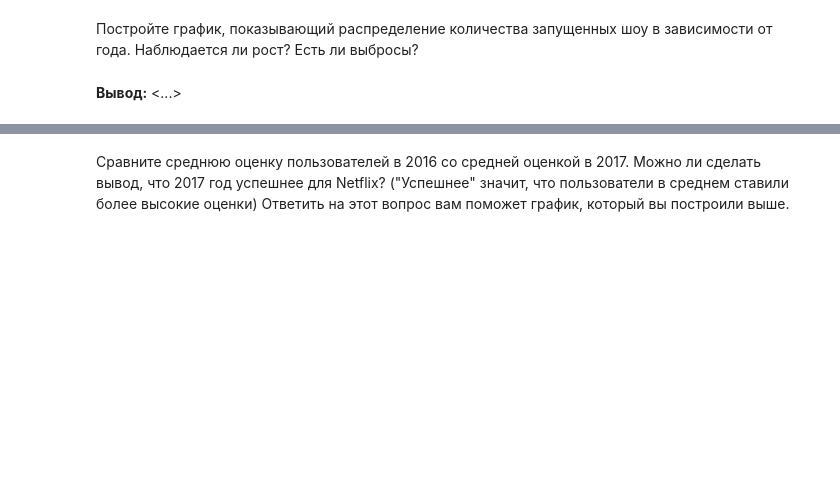
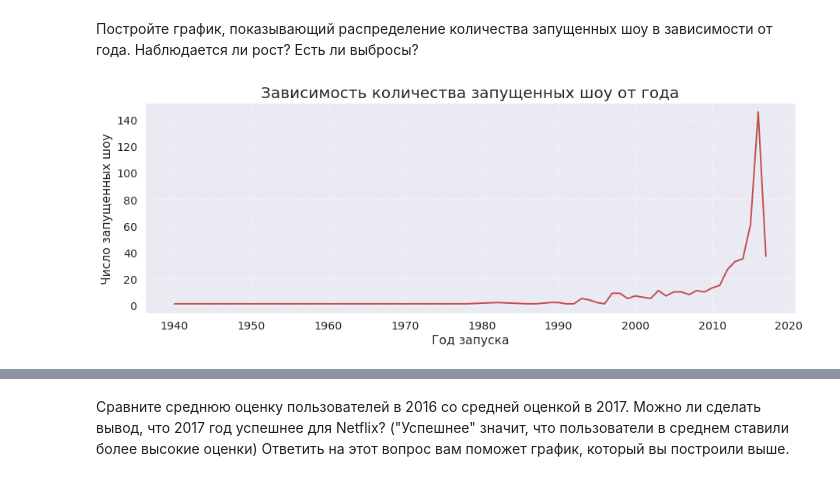
Before and after one commit to TopCoder2K/DS-introduction, a Jupyter notebook: notebooks/2.814.9.ipynb, the cells around one changed output, grey strips where cells are left out. Drawn from its saved outputs; the diff is of its cells as text; code cells hidden in the pictures; blank space fills up the shorter version.

```diff
--- a/notebooks/2.814.9.ipynb
+++ b/notebooks/2.814.9.ipynb
@@ -470,2 +522,19 @@ print('Строк удалено: {}.'.format(old_size - new_size))
-# %% [markdown]
-**Вывод:** <...>
+# %%
+shows_count = data[['release year', 'title']].groupby('release year').count()
+
+with sns.plotting_context(font_scale=1.5), sns.axes_style("darkgrid"):
+    plt.figure(figsize=(15, 5))
+    plt.title('Зависимость количества запущенных шоу от года', fontsize=20)
+
+    plt.plot(
+        shows_count.index,
+        shows_count['title'],
+        color='r',
+        linewidth=2
+    )
+    plt.xlabel('Год запуска')
+    plt.ylabel('Число запущенных шоу')
+    plt.grid(ls=':')
+    plt.show()
+# %% [output]
+[figure, added]
```
Also changed, not shown: parts of 40 cells of this notebook.
